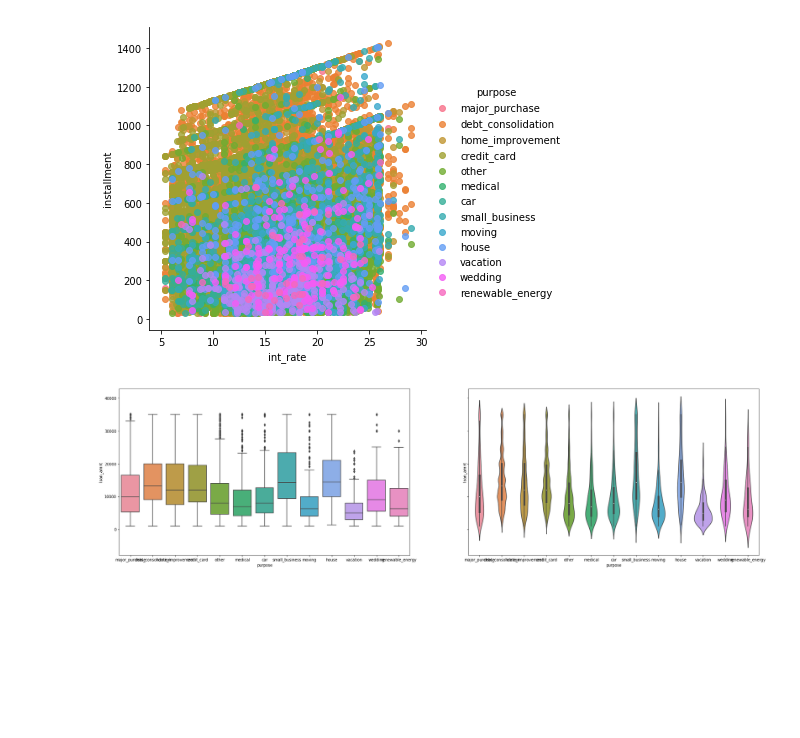
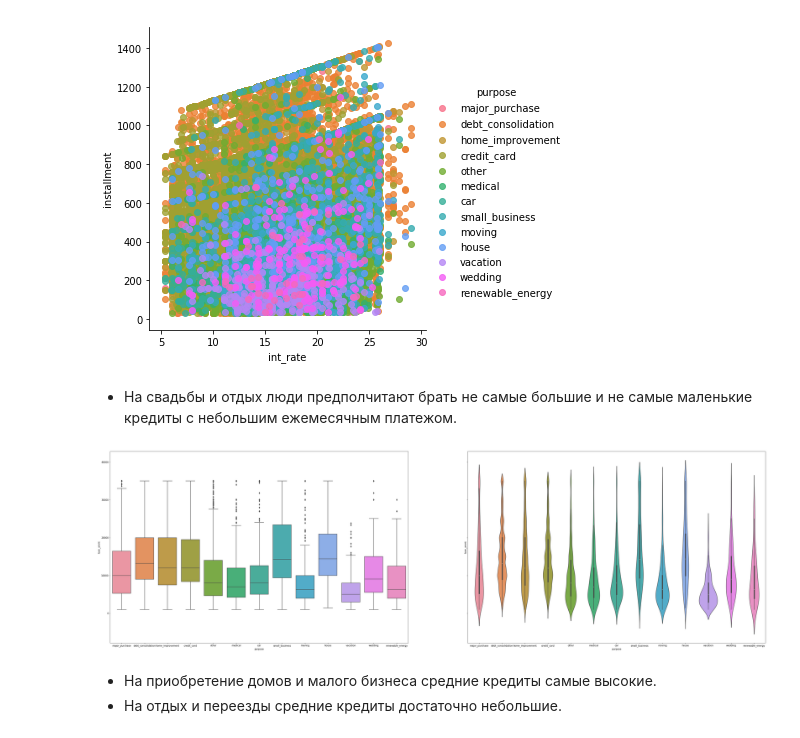
Before and after one commit to nAnna519/python_tasks, a Jupyter notebook: pandas/second/second_task_part_2.ipynb, the cells around one changed output. Drawn from its saved outputs; the diff is of its cells as text; code cells hidden in the pictures; blank space fills up the shorter version.

```diff
--- a/pandas/second/second_task_part_2.ipynb
+++ b/pandas/second/second_task_part_2.ipynb
@@ -2,6 +2,8 @@
 import pandas as pd
 import seaborn as sns
 import matplotlib.pyplot as plt
+from pylab import rcParams
+rcParams['figure.figsize'] = 43, 5
 # %%
 data = pd.read_csv('train.csv')
 # %%
@@ -55,6 +78,8 @@ sns.lmplot('loan_amnt', 'installment', data=data, hue='term', fit_reg=False);
 sns.lmplot('int_rate', 'installment', data=data, hue='purpose', fit_reg=False);
 # %% [output]
 [figure]
+# %% [markdown]
+* На свадьбы и отдых люди предполчитают брать не самые большие и не самые маленькие кредиты с небольшим ежемесячным платежом.
 # %%
 # X = data[['int_rate', 'installment', 'loan_amnt']]
 
@@ -69,10 +94,13 @@ sns.lmplot('int_rate', 'installment', data=data, hue='purpose', fit_reg=False);
 
 # plt.scatter(tsne_repr[:, 0], tsne_repr[:, 1]);
 # %%
-_, axes = plt.subplots(1, 2, sharey=True, figsize=(30, 8))
+_, axes = plt.subplots(1, 2, sharey=True, figsize=(50, 15))
 sns.boxplot(x='purpose', y='loan_amnt',
             data=data, ax=axes[0]);
 sns.violinplot(x='purpose', y='loan_amnt',
                data=data, ax=axes[1]);
 # %% [output]
-[figure, old version]
+[figure, new version]
+# %% [markdown]
+* На приобретение домов и малого бизнеса средние кредиты самые высокие.
+* На отдых и переезды средние кредиты достаточно небольшие.
```
Also changed, not shown: parts of 10 cells of this notebook.
